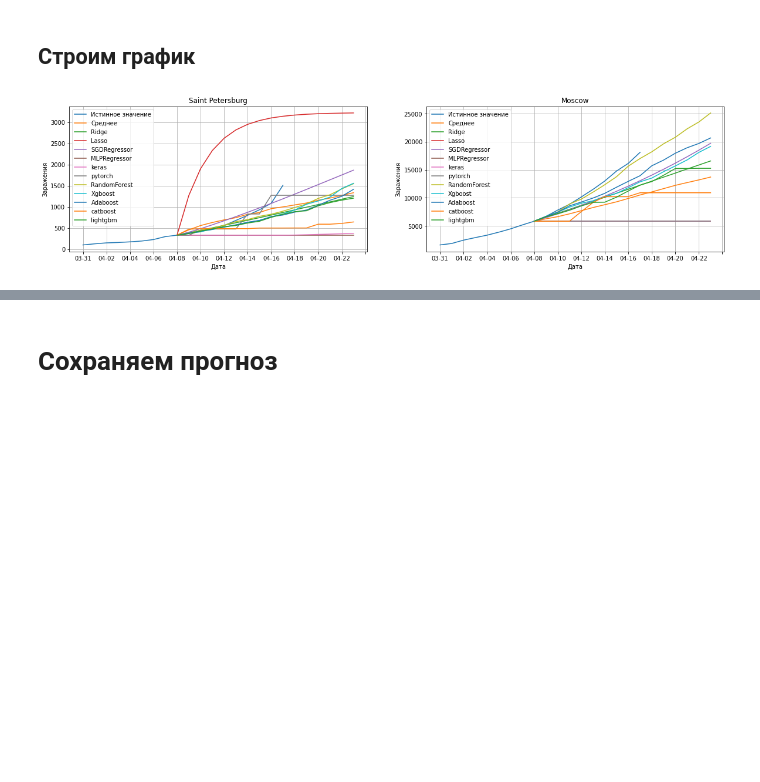
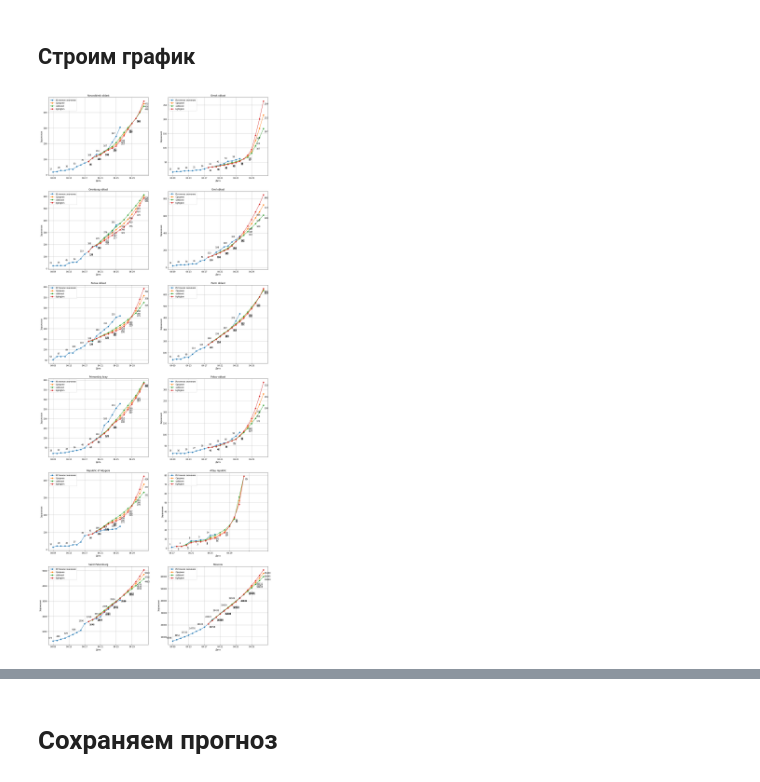
Before and after one commit to vlomme/sberbank-covid19-forecast-2020, a Jupyter notebook: covid_simple.ipynb, the cells around one changed output, grey strips where cells are left out. Saved outputs shown, nothing was run; the diff lists cells and outputs as text; code cells hidden in the pictures; blank space fills up the shorter version.

```diff
--- a/covid_simple.ipynb
+++ b/covid_simple.ipynb
@@ -696,12 +869,11 @@ print(model_Confirmed["catboost"].get_all_params())
 # %% [markdown]
 ### Lightgbm
 # %%
-
 params = {'min_data': 10}
 d_train = lgb.Dataset(train_data, label=train_labels)
-model_Confirmed["lightgbm"]  = lgb.train(params, d_train, 100)
+model_Confirmed["lightgbm"]  = lgb.train(params, d_train, iterat)
 d_train = lgb.Dataset(train_data, label=train_death)
-model_Death["lightgbm"]  = lgb.train(params, d_train, 100)
+model_Death["lightgbm"]  = lgb.train(params, d_train, iterat)
 # %% [markdown]
 ## Обучаем свою модель
 # %%
@@ -811,8 +887,12 @@ pred_score(model, data_pred, death_bool, plot_type)
 def plot_new(list_countries, Matrix, Death = False,subplot_x = 2, days_before = 10, point = True):
   dat2 = data2.copy()
   plt.rcParams['figure.figsize'] = [20, len(list_countries)*20/subplot_x**2]
-  dat2.deaths = 10**3*dat2.deaths
-  dat2.confirmed = 10**4*dat2.confirmed
+  if log_labels:
+    dat2.deaths = 10**dat2.deaths - 1
+    dat2.confirmed = 10**dat2.confirmed - 1
+  else:
+    dat2.deaths = 10**3*dat2.deaths
+    dat2.confirmed = 10**4*dat2.confirmed
   for i, Country in enumerate(list_countries):
     plt.subplot(len(list_countries)// subplot_x + 1, subplot_x, i+1)
     yyy = dat2.loc[(dat2.iso_alpha3 == Country)&(dat2.confirmed>0)&(dat2.days_mart>=(days_x - days_before)/sc_days)]
@@ -846,9 +926,27 @@ def plot_new(list_countries, Matrix, Death = False,subplot_x = 2, days_before =
       else:
         plt.plot(yyy2, label = name)
     plt.title(dic_countries[Country])
-    plt.xticks(np.arange(0, (days_before+days_prog), ((days_before+days_prog)//20)*subplot_x))
+    plt.xticks(np.arange(0, (days_before+days_prog), ((days_before+days_prog)//10)*subplot_x))
     #plt.yticks(np.linspace(0,10+days_prog,30//subplot_x))
     plt.grid(True)
     plt.legend()
+
+#Считаем скор
+def pred_score(predictions, day):
+  yyy = new_data[(new_data.days_mart==(days_x + day - 1)/sc_days) & (new_data.confirmed > 0)]
+  region_list_x = new_data[(new_data.days_mart==(days_x)/sc_days) & (new_data.confirmed > 0)].countries.to_list()
+  yyy = yyy[yyy.countries.isin(region_list_x)]
+  #print(len(yyy),len(predictions))
+
+  if len(yyy)==len(predictions):
+
+    labels = yyy.confirmed.values
+    if log_labels:
+      labels = 10**labels - 1
+    else:
+      labels = 10**4*labels
+    return np.mean(np.abs(np.log10((predictions+1)/(labels+1))))
+  else:
+    return 0
 # %% [markdown]
 ## Расчёт значений
@@ -924,30 +1164,28 @@ Matrix_Death["Среднее"] = Matrix_Death["Среднее"]//len(model_Confi
 ## Строим график
 # %%
 # Создаём список стран
-#list_countries = countries.iso_alpha3.to_list()[29:30]
-list_countries = []
+list_countries = countries.iso_alpha3.to_list()[-100:-90]
+#list_countries = []
 list_countries.extend(["RU-SPE","RU-MOW"])
-#list_countries.extend(["DEU"])
-
+#list_countries.extend(["RUS","FRA","ITA","CHN","KOR","USA"])
 # Количество графиков в строке
 subplot_x = 2
-
 # Отмечать точки
-point = False
+point = True
 
 #За сколько дней до начала прогноза
 days_before = 10
 
 #Строим для заражений, или смертей
 death_bool = False
 if death_bool:
   Matrix = Matrix_Death
 else:
   Matrix = Matrix_confirmed
-#Matrix = {"Adaboost": Matrix["Adaboost"]}
+#Matrix = {"Предсказанное": Matrix["Adaboost"]}
 plot_new(list_countries, Matrix, death_bool, subplot_x, days_before, point)
 # %% [output]
-[figure, old version]
+[figure, new version]
 # %%
 Matrix_confirmed.keys()
 # %% [output]
```
Also changed, not shown: parts of 54 cells of this notebook, 1 other file.
